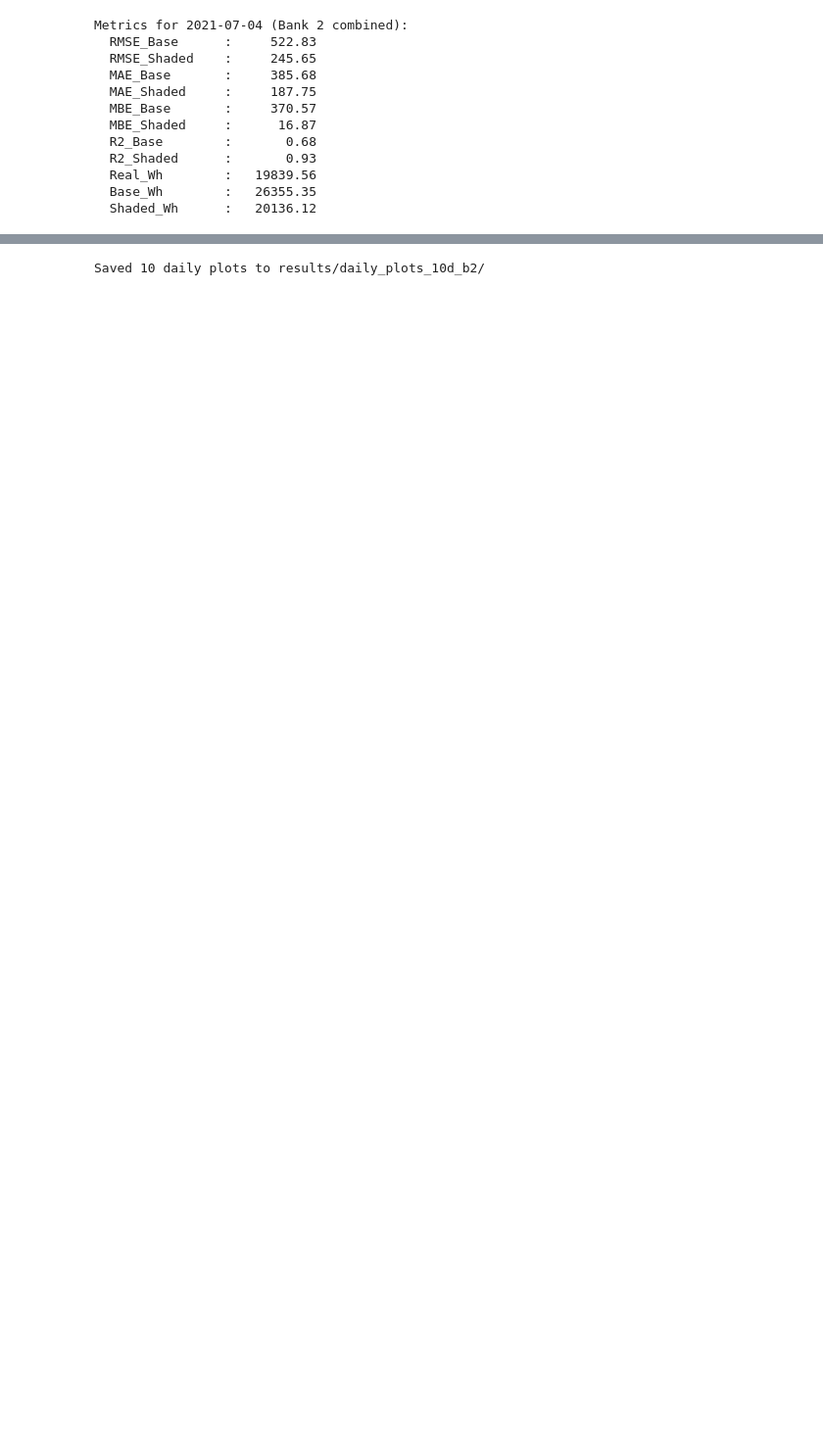
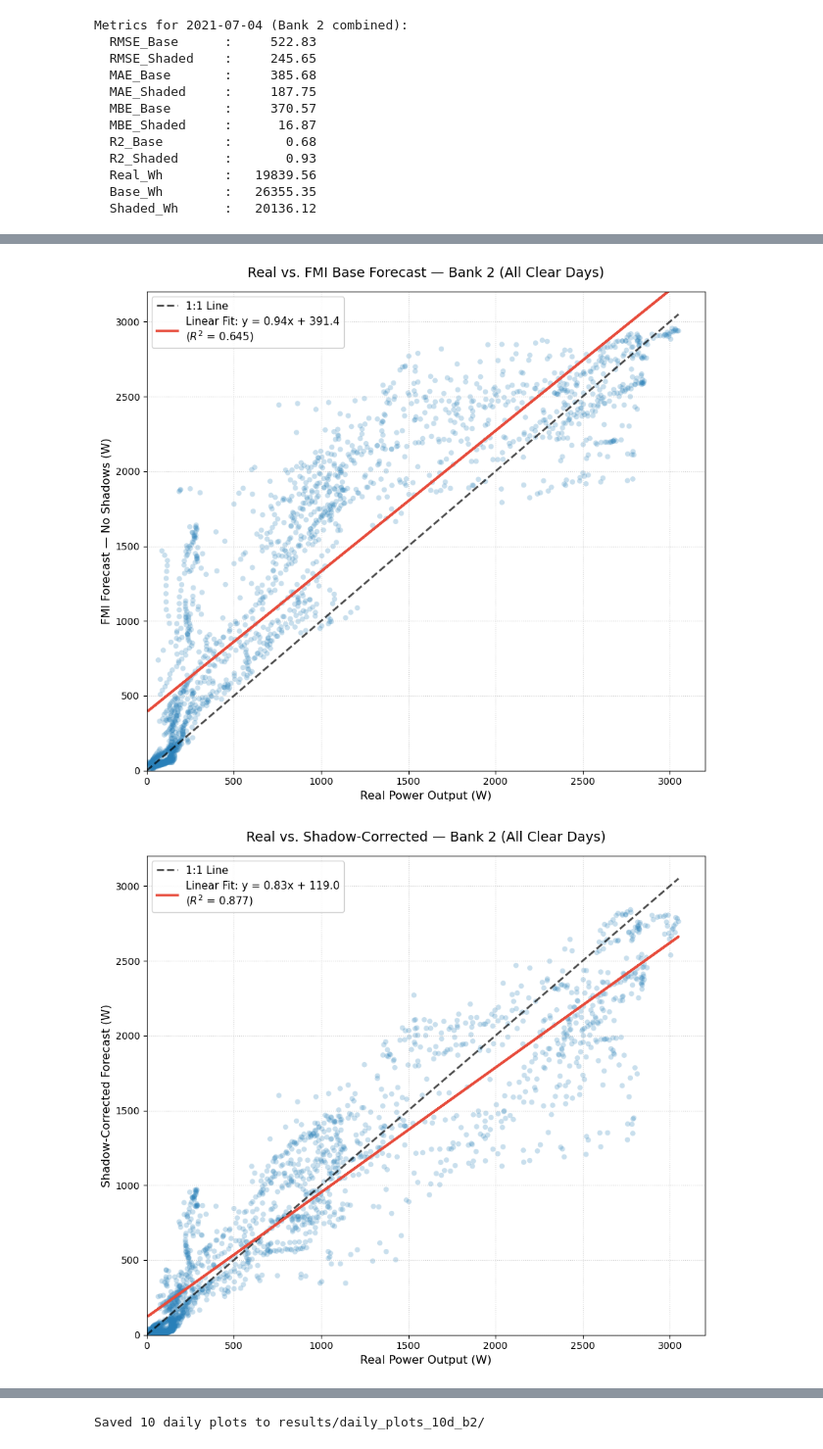
Before and after one commit to HD0NG/VoxSolaris, a Jupyter notebook: main_analysis_b2_f_all_d.ipynb, the cells around one changed output, grey strips where cells are left out. Shown at 98% size. Cells and saved outputs as stored; diff of their text form; code cells hidden in the pictures; blank space fills up the shorter version.

```diff
--- a/main_analysis_b2_f_all_d.ipynb
+++ b/main_analysis_b2_f_all_d.ipynb
@@ -498,7 +501,7 @@ all_real = []
 all_pred_shaded = []
 all_pred_base = []
 
-for date_obj in tqdm.tqdm(clear_days["Date"].tolist(), desc="Evaluating Bank 2"):
+for date_obj in tqdm.tqdm(clear_days_fraction["Date"].tolist(), desc="Evaluating Bank 2"):
     df_extra = extra_loader(date_obj)
     if df_extra is None or df_extra.empty:
         continue
@@ -534,3 +537,4 @@ if not results_df.empty:
         )
 
 print_performance_summary(results_df, real_arr=all_real, base_arr=all_pred_base, shaded_arr=all_pred_shaded)
+# %% [output]
@@ -536,0 +548,2 @@ print_performance_summary(results_df, real_arr=all_real, base_arr=all_pred_base,
+[figure, added]
+[figure, added]
```
Also changed, not shown: parts of 7 cells of this notebook, 3 other files.
